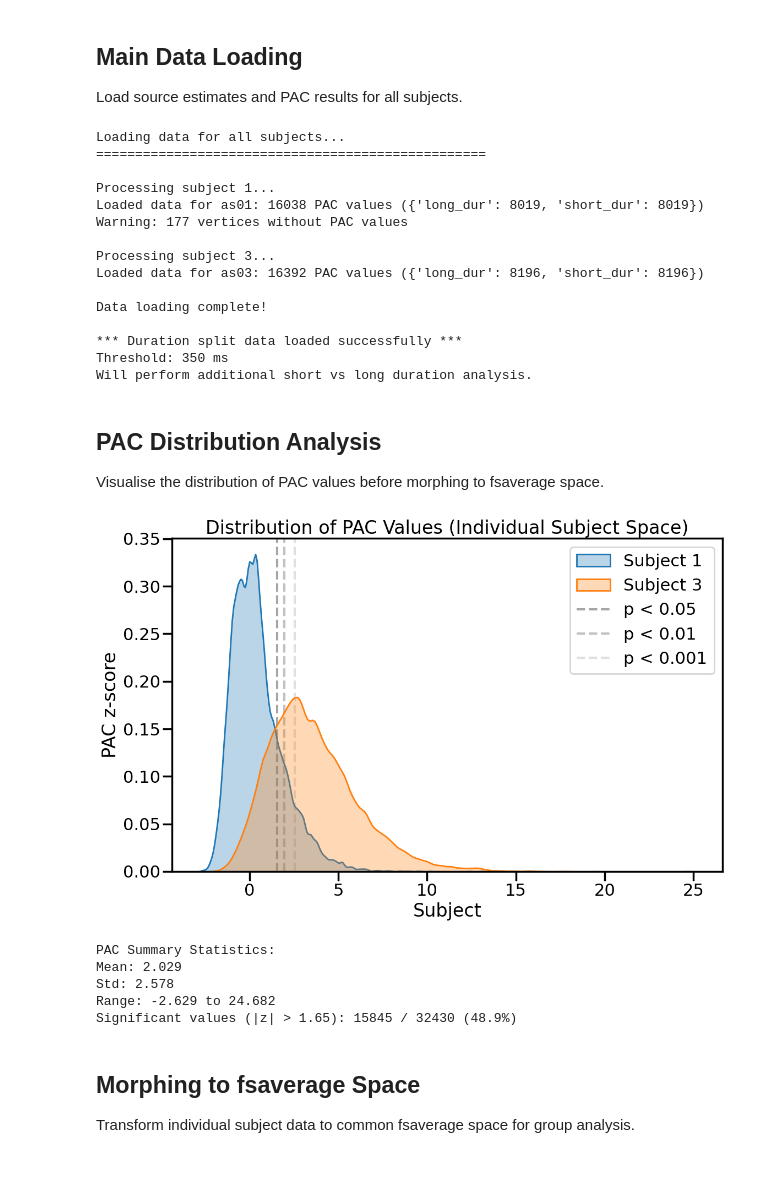
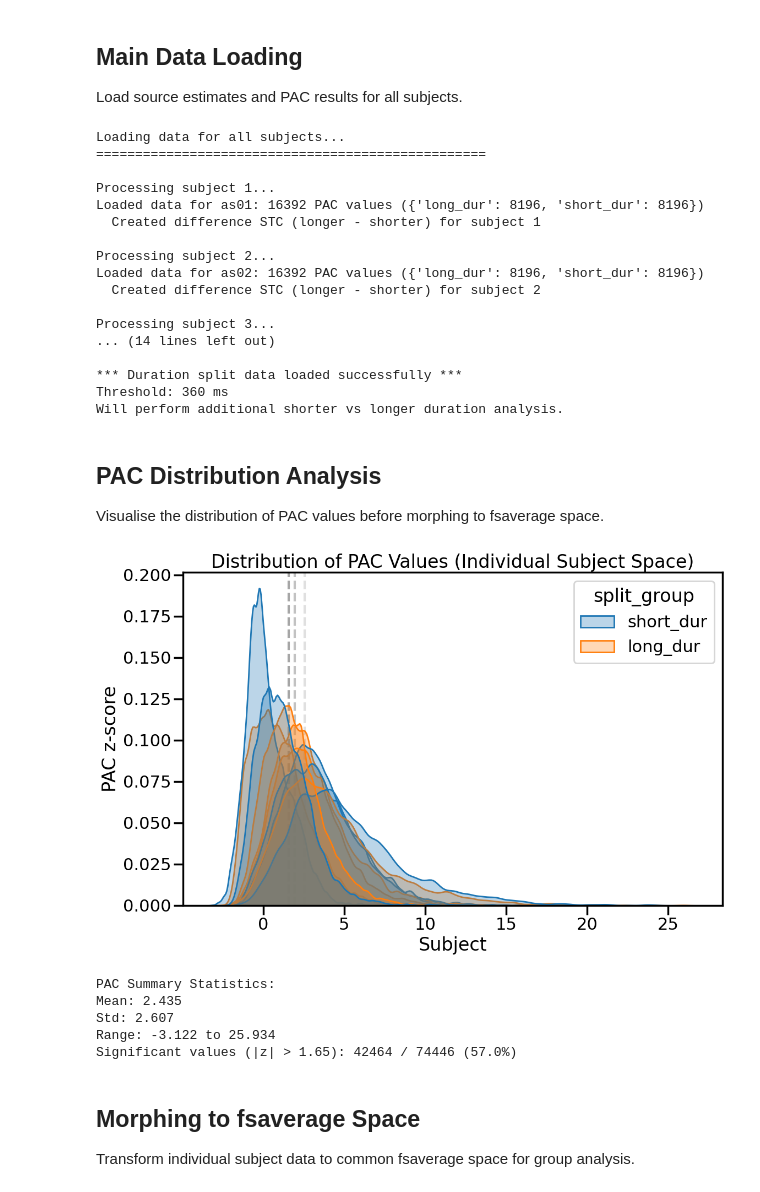
Before and after one commit to KietzmannLab/avs-gazetime, a Jupyter notebook: avs_gazetime/pac/pac_plotting_and_stats.ipynb, the cells around one changed output. Drawn from its saved outputs; the diff is of its cells as text; code cells hidden in the pictures.

```diff
--- a/avs_gazetime/pac/pac_plotting_and_stats.ipynb
+++ b/avs_gazetime/pac/pac_plotting_and_stats.ipynb
@@ -39,7 +39,7 @@ Libraries imported successfully!
 ## Configuration and Setup
 # %%
 # Subject and data configuration
-subjects = [1,3]
+subjects = [1,2,3,4,5]
 event_types = ['saccade']
 method = "beamformer"
 surrogate_method = "single_cut"
@@ -50,7 +50,7 @@ memsplit_ratio = "40-40"  # e.g., "50-50" or "25-25" (only used if use_memsplit=
 
 # Duration split configuration
 use_dursplit = True  # Set to True to load duration split data
-duration_threshold = 350  # Threshold in ms (e.g., 350) (only used if use_dursplit=True)
+duration_threshold = 360  # Threshold in ms (e.g., 350) (only used if use_dursplit=True)
 use_offset_locked = True  # Set to True to use offset-locked PAC (time-locked to fixation end)
 
 # Frequency bands
@@ -234,7 +234,7 @@ def create_pac_stc(stc, pac_results, split_group=None):
         PAC results with 'channel' and 'pac' columns
     split_group : str, optional
         If provided, only use data from this split_group
-        (e.g., 'low_mem', 'high_mem', 'short_dur', 'long_dur', or 'all')
+        (e.g., 'low_mem', 'high_mem', 'shorter_dur', 'longer_dur', or 'all')
 
     Returns
     -------
@@ -315,8 +315,30 @@ for subject in subjects:
     if has_split:
         has_split_data = True
 
-    # Create PAC source estimate (using all data, will split later if needed)
-    pac_stc = create_pac_stc(stc, pac_results)
+    # Create PAC source estimate
+    if has_split and use_dursplit:
+        # For duration split: create difference STC (longer - shorter)
+        shorter_stc = create_pac_stc(stc, pac_results, split_group='short_dur')
+        longer_stc = create_pac_stc(stc, pac_results, split_group='long_dur')
+
+        # Create difference STC
+        pac_stc = stc.copy()
+        pac_stc.data = longer_stc.data - shorter_stc.data
+
+        print(f"  Created difference STC (longer - shorter) for subject {subject}")
+    elif has_split and use_memsplit:
+        # For memorability split: create difference STC (higher - lower)
+        low_stc = create_pac_stc(stc, pac_results, split_group='low_mem')
+        high_stc = create_pac_stc(stc, pac_results, split_group='high_mem')
+
+        # Create difference STC
+        pac_stc = stc.copy()
+        pac_stc.data = high_stc.data - low_stc.data
+
+        print(f"  Created difference STC (higher - lower) for subject {subject}")
+    else:
+        # No split: use all data
+        pac_stc = create_pac_stc(stc, pac_results)
 
     stc_dict[subject] = pac_stc
     pac_results_dict[subject] = pac_results
@@ -329,11 +351,11 @@ if has_split_data:
     if use_dursplit:
         print(f"\n*** Duration split data loaded successfully ***")
         print(f"Threshold: {duration_threshold} ms")
-        print("Will perform additional short vs long duration analysis.")
+        print("Will perform additional shorter vs longer duration analysis.")
     elif use_memsplit:
         print(f"\n*** Memorability split data loaded successfully ***")
         print(f"Ratio: {memsplit_ratio}")
-        print("Will perform additional high vs low memorability analysis.")
+        print("Will perform additional higher vs lower memorability analysis.")
 else:
     print(f"\n*** Standard (non-split) data loaded ***")
 
@@ -344,17 +366,19 @@ Loading data for all subjects...
 ==================================================
 
 Processing subject 1...
-Loaded data for as01: 16038 PAC values ({'long_dur': 8019, 'short_dur': 8019})
-Warning: 177 vertices without PAC values
+Loaded data for as01: 16392 PAC values ({'long_dur': 8196, 'short_dur': 8196})
+  Created difference STC (longer - shorter) for subject 1
+
+Processing subject 2...
+Loaded data for as02: 16392 PAC values ({'long_dur': 8196, 'short_dur': 8196})
+  Created difference STC (longer - shorter) for subject 2
 
 Processing subject 3...
-Loaded data for as03: 16392 PAC values ({'long_dur': 8196, 'short_dur': 8196})
-
-Data loading complete!
+... (14 lines left out)
 
 *** Duration split data loaded successfully ***
-Threshold: 350 ms
-Will perform additional short vs long duration analysis.
+Threshold: 360 ms
+Will perform additional shorter vs longer duration analysis.
 # %% [markdown]
 ## PAC Distribution Analysis
 
@@ -362,41 +386,40 @@ Visualise the distribution of PAC values before morphing to fsaverage space.
 # %%
 plt.figure(figsize=(12, 8))
 # make pac numeric
 
 # make a kdeplot with hue for each subject
 for subject in subjects:
     pac_data = pac_results_dict[subject]
     pac_data["pac"] = pd.to_numeric(pac_data["pac"], errors="coerce")
     # make a kdeplot with hue for each subject
-    sns.kdeplot(data=pac_data, x="pac", fill=True, alpha=0.3, label=f"Subject {subject}", bw_adjust=0.5)
+    sns.kdeplot(data=pac_data, x="pac", fill=True, alpha=0.3, bw_adjust=0.5, hue="split_group" if has_split_data else None)
 
 # Add significance thresholds
 plt.axvline(x=1.56, color="grey", linestyle="--", alpha=0.7, label="p < 0.05", zorder = 0)
 plt.axvline(x=1.96, color="darkgrey", linestyle="--", alpha=0.7, label="p < 0.01", zorder = 0)
 plt.axvline(x=2.56, color="lightgrey", linestyle="--", alpha=0.7, label="p < 0.001", zorder = 0)
 
 plt.xlabel("Subject")
 plt.ylabel("PAC z-score")
 plt.title("Distribution of PAC Values (Individual Subject Space)")
 #plt.ylim(-3, 20)
-plt.legend()
 plt.tight_layout()
 plt.show()
 
 # Print summary statistics
 all_pac_values = pd.concat([pac_results_dict[s]["pac"] for s in subjects])
 print(f"\nPAC Summary Statistics:")
 print(f"Mean: {all_pac_values.mean():.3f}")
 print(f"Std: {all_pac_values.std():.3f}")
 print(f"Range: {all_pac_values.min():.3f} to {all_pac_values.max():.3f}")
 print(f"Significant values (|z| > 1.65): {(np.abs(all_pac_values) > 1.65).sum()} / {len(all_pac_values)} ({(np.abs(all_pac_values) > 1.65).mean()*100:.1f}%)")
 # %% [output]
-[figure, old version]
+[figure, new version]
 PAC Summary Statistics:
-Mean: 2.029
-Std: 2.578
-Range: -2.629 to 24.682
-Significant values (|z| > 1.65): 15845 / 32430 (48.9%)
+Mean: 2.435
+Std: 2.607
+Range: -3.122 to 25.934
+Significant values (|z| > 1.65): 42464 / 74446 (57.0%)
 # %% [markdown]
 ## Morphing to fsaverage Space
 
```
Also changed, not shown: parts of 19 cells of this notebook, 3 other files.
